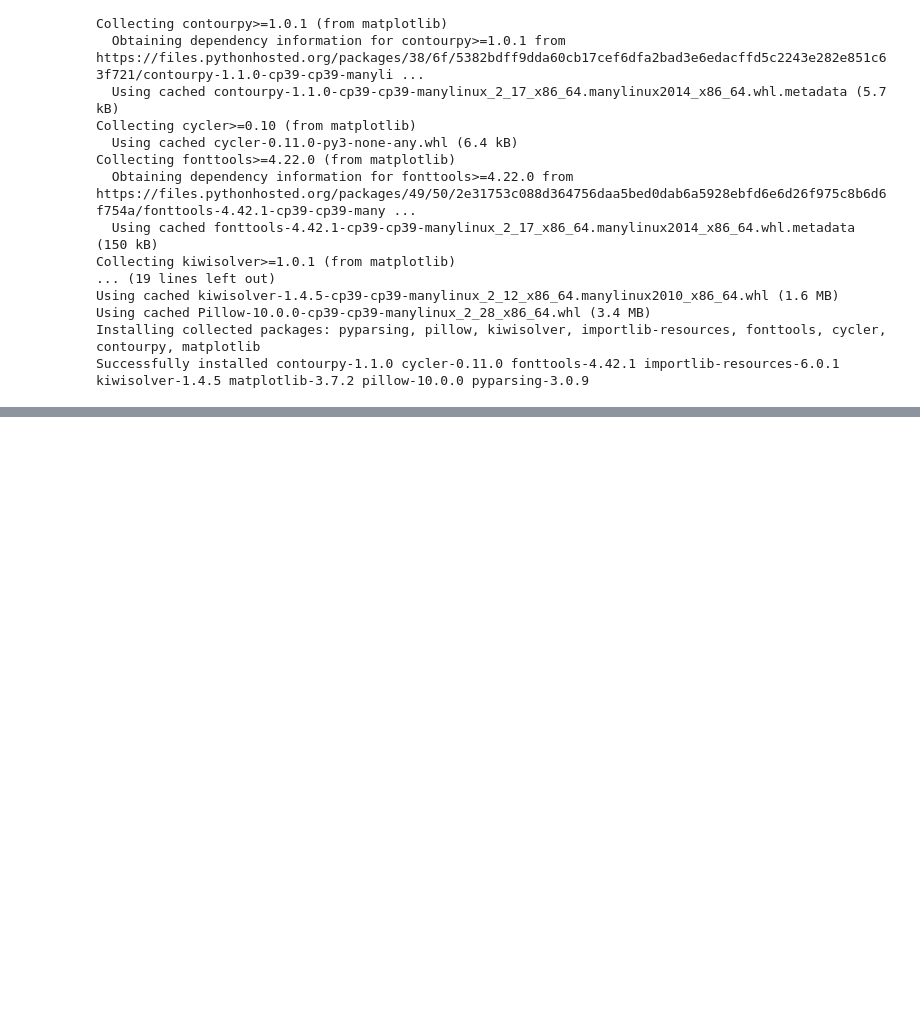
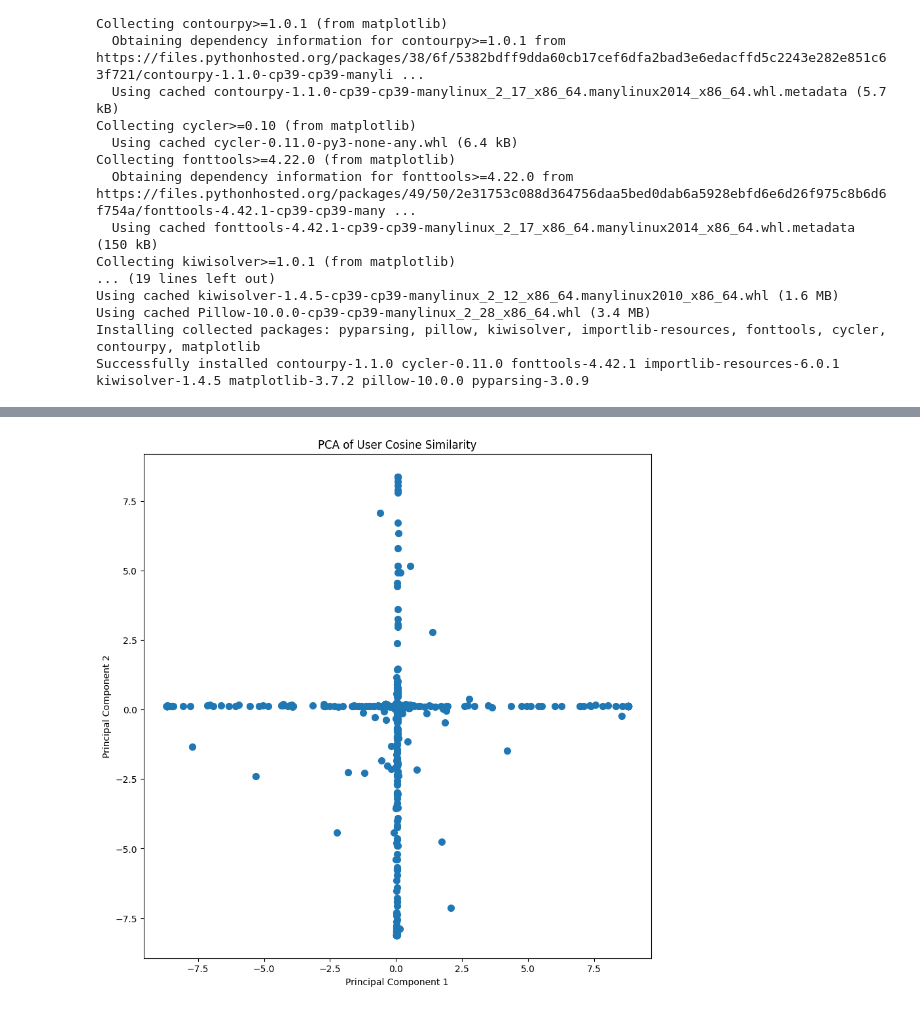
Before and after one commit to pwdel/gpu-jupyter-tensorflow, a Jupyter notebook: volumebindmount/API_TEST.ipynb, the cells around one changed output, grey strips where cells are left out. Saved outputs shown, nothing was run; the diff lists cells and outputs as text; code cells hidden in the pictures; blank space fills up the shorter version.

```diff
--- a/volumebindmount/API_TEST.ipynb
+++ b/volumebindmount/API_TEST.ipynb
@@ -151,0 +271,16 @@ Successfully installed contourpy-1.1.0 cycler-0.11.0 fonttools-4.42.1 importlib-
+# %%
+# Apply the conditions to create 'adjusted_amount'
+def adjust_amount(row):
+    if row['outcome'] == 'YES' and row['amount'] > 0:
+        return row['amount']
+    if row['outcome'] == 'NO' and row['amount'] > 0:
+        return -row['amount']
+    if row['outcome'] == 'YES' and row['amount'] < 0:
+        return row['amount']
+    if row['outcome'] == 'NO' and row['amount'] < 0:
+        return -row['amount']
+# %%
+df['adjusted_amount'] = df.apply(adjust_amount, axis=1)
+
+# Create the pivot table
+pivot_df = df.pivot_table(index='user_id', columns='market_id', values='adjusted_amount', aggfunc='sum', fill_value=0)
@@ -151,0 +389,9 @@ Successfully installed contourpy-1.1.0 cycler-0.11.0 fonttools-4.42.1 importlib-
+# %%
+from sklearn.metrics.pairwise import cosine_similarity
+from scipy.sparse import csr_matrix
+
+# Convert the DataFrame to a sparse matrix for efficiency
+sparse_pivot = csr_matrix(pivot_df.values)
+
+# Compute the cosine similarity
+cosine_sim = cosine_similarity(sparse_pivot)
@@ -151,0 +408,11 @@ Successfully installed contourpy-1.1.0 cycler-0.11.0 fonttools-4.42.1 importlib-
+# %%
+from sklearn.decomposition import PCA
+
+# Number of components can be adjusted based on desired output
+pca = PCA(n_components=2)
+
+# Fit PCA on the cosine similarity matrix
+principal_components = pca.fit_transform(cosine_sim)
+
+# Convert the results into a DataFrame for easier handling and visualization
+pca_df = pd.DataFrame(data=principal_components, columns=['Principal Component 1', 'Principal Component 2'])
@@ -151,0 +428,11 @@ Successfully installed contourpy-1.1.0 cycler-0.11.0 fonttools-4.42.1 importlib-
+# %%
+import matplotlib.pyplot as plt
+
+plt.figure(figsize=(10, 10))
+plt.scatter(pca_df['Principal Component 1'], pca_df['Principal Component 2'], s=50)
+plt.xlabel('Principal Component 1')
+plt.ylabel('Principal Component 2')
+plt.title('PCA of User Cosine Similarity')
+plt.show()
+# %% [output]
+[figure, added]
```
Also changed, not shown: parts of 26 cells of this notebook, 5 other files.
